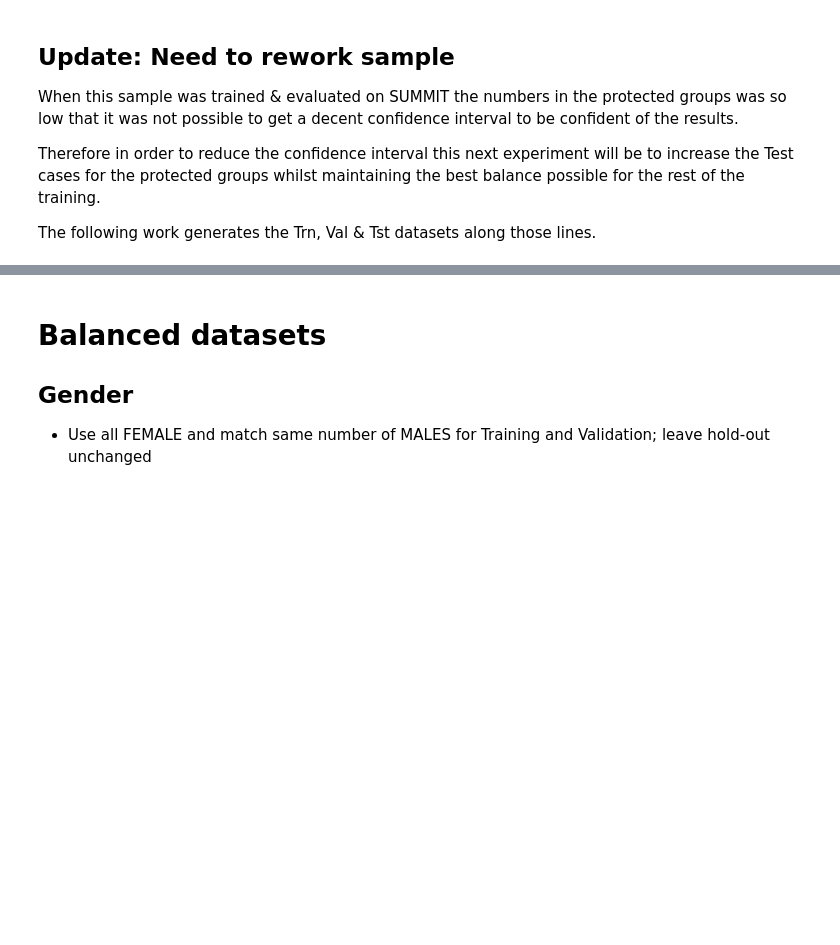
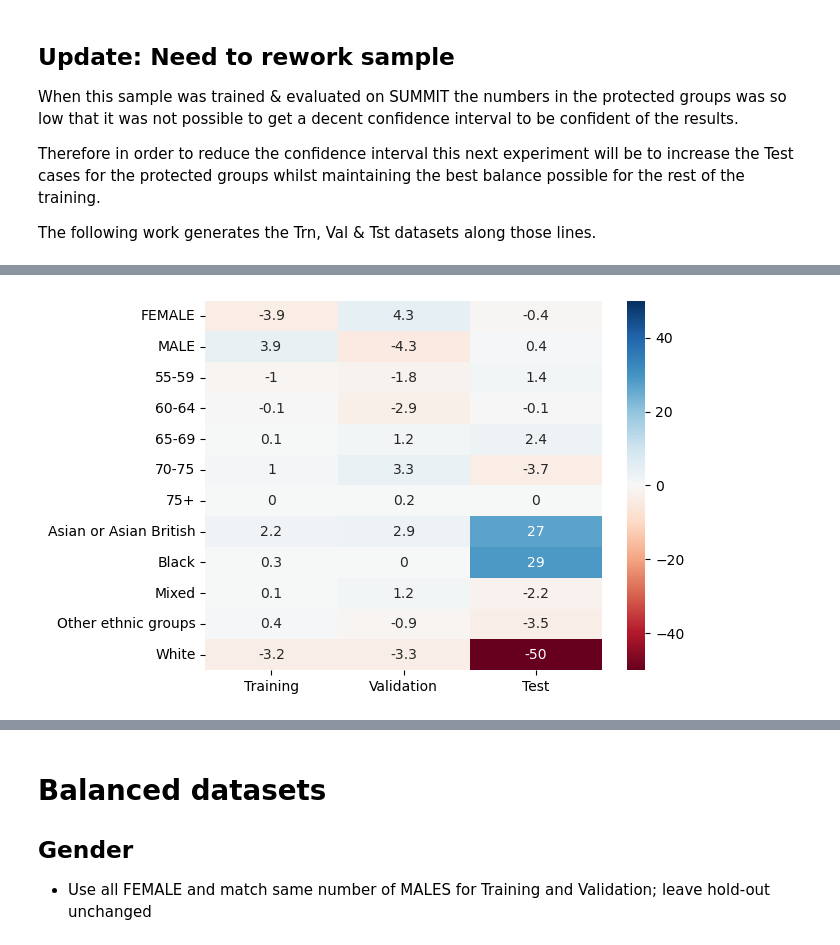
Before and after one commit to johnmccabe44/fairness-in-nodule-detection, a Jupyter notebook: notebooks/FairnessInNoduleDetectionAlgorithms/experiment_design.ipynb, the cells around one changed output, grey strips where cells are left out. Drawn from its saved outputs; the diff is of its cells as text; code cells hidden in the pictures; blank space fills up the shorter version.

Commit message:
Added Test_Balanced sample

```diff
--- a/notebooks/FairnessInNoduleDetectionAlgorithms/experiment_design.ipynb
+++ b/notebooks/FairnessInNoduleDetectionAlgorithms/experiment_design.ipynb
@@ -145,12 +149,11 @@ def combine_datasets_profiles(key, dataset_dict, heatmap=True):
         .drop('True', axis=1)
     )
 
-    xcombined = pd.concat([
-        xuseable_trn,
-        xuseable_val,
-        xuseable_tst.loc[xuseable_trn.index,:],
-        xall.loc[xuseable_trn.index, ['Total']]
-    ], axis=1)
+    xcombined = (
+        pd.merge(xuseable_trn, xuseable_val, how='left', left_index=True, right_index=True)
+        .merge(xuseable_tst, how='left', left_index=True, right_index=True)
+        .merge(pd.DataFrame(xall, columns=['Total']), how='left', left_index=True, right_index=True)
+    )
 
     display(xcombined)
     if heatmap:
@@ -339,7 +339,14 @@ Therefore in order to reduce the confidence interval this next experiment will b
 
 The following work generates the Trn, Val & Tst datasets along those lines.
 # %%
-from math import e
+from numpy import cross
+
+
+def value_counts_with_percentages(series):
+    vc = series.value_counts()
+    vcp = series.value_counts(normalize=True)
+    vc = pd.concat([vc, vcp], axis=1)
+    return vc
 
 
 e_white_cnt = 665
@@ -353,45 +360,67 @@ print('Original test dataset count:', total)
 
 # reworkiing to fix Asian & Black counts as 200
 
-e_asian_cnt = 200
-e_black_cnt = 200
-e_mixed_cnt = 19
-e_other_cnt = 34
+e_asian_cnt = 198
+e_black_cnt = 198
+e_mixed_cnt = 0
+e_other_cnt = 0
+total = 198 * 3
 
-e_white = total = (e_asian_cnt + e_black_cnt + e_mixed_cnt + e_other_cnt)
+e_white_cnt = total - (e_asian_cnt + e_black_cnt + e_mixed_cnt + e_other_cnt)
+
+e_white_male_cnt = int(e_white_cnt*0.20)
+e_white_female_cnt = e_white_cnt - e_white_male_cnt
 
 print('New test dataset count:', total)
-print('White:', e_white)
+print('White - male:', e_white_male_cnt)
+print('White - female:', e_white_female_cnt)
 print('Asian:', e_asian_cnt)
 print('Black:', e_black_cnt)
 print('Mixed:', e_mixed_cnt)
 print('Other:', e_other_cnt)
 
+available_data = person_data[person_data.Available]
 
 
-ethnic_black = person_data.lung_health_check_demographics_race_ethnicgroup=='Black'
-ethnic_asian = person_data.lung_health_check_demographics_race_ethnicgroup=='Asian or Asian British'
-ethnic_white = person_data.lung_health_check_demographics_race_ethnicgroup=='White'
+ethnic_black = available_data.lung_health_check_demographics_race_ethnicgroup=='Black'
+ethnic_asian = available_data.lung_health_check_demographics_race_ethnicgroup=='Asian or Asian British'
+ethnic_white = available_data.lung_health_check_demographics_race_ethnicgroup=='White'
+ethnic_mixed = available_data.lung_health_check_demographics_race_ethnicgroup=='Mixed'
+ethnic_other = available_data.lung_health_check_demographics_race_ethnicgroup=='Other ethnic groups'
 
-gender_male = person_data.participant_details_gender=='MALE'
-gender_female = person_data.participant_details_gender=='FEMALE'
+gender_male = available_data.participant_details_gender=='MALE'
+gender_female = available_data.participant_details_gender=='FEMALE'
 
 
-black_tst = person_data[ethnic_black].sample(n=e_black_cnt, random_state=42)
-asian_tst = person_data[ethnic_asian].sample(n=e_asian_cnt, random_state=42)
+black_tst = available_data[ethnic_black].sample(n=e_black_cnt, random_state=42)
+asian_tst = available_data[ethnic_asian].sample(n=e_asian_cnt, random_state=42)
+white_male_tst = available_data[ethnic_white&gender_male].sample(n=e_white_male_cnt, random_state=42)
+white_female_tst = available_data[ethnic_white&gender_female].sample(n=e_white_female_cnt, random_state=42)
+mixed_tst = available_data[ethnic_mixed].sample(n=e_mixed_cnt, random_state=42)
+other_tst = available_data[ethnic_other].sample(n=e_other_cnt, random_state=42)
 
-test_data = pd.concat([black_tst, asian_tst])
+test_data = pd.concat([black_tst, asian_tst, white_male_tst, white_female_tst, mixed_tst, other_tst])
 
-display(test_data['participant_details_gender'].value_counts())
-display(test_data['participant_age_at_consent_cats'].value_counts())
+training_data = available_data.drop(test_data.index).sample(frac=0.95, random_state=42)
+validation_data = available_data.drop(test_data.index).drop(training_data.index)
 
 
-white_tst = person_data[ethnic_white&gender_female].sample(n=int(e_white_cnt*0.75), random_state=42)
-white_tst = person_data[ethnic_white&gender_male].sample(n=int(e_white_cnt*0.25), random_state=42)
+available_data.loc[test_data.index, 'dataset'] = 'test'
+available_data.loc[training_data.index, 'dataset'] = 'training'
+available_data.loc[validation_data.index, 'dataset'] = 'validation'
 
 
-test_data = pd.concat([test_data, white_tst])
-display(test_data['participant_details_gender'].value_counts(normalize=True))
-display(test_data['participant_age_at_consent_cats'].value_counts(normalize=True))
+datasets['training']['test_balanced'] = training_data
+datasets['validation']['test_balanced'] = validation_data
+datasets['test']['test_balanced'] = test_data
+
+_ = combine_datasets_profiles('test_balanced', datasets)
+
+
+_ = crosstab_with_percentages(
+    rows=[datasets['test']['test_balanced'].participant_details_gender],
+    columns=[datasets['test']['test_balanced'].lung_health_check_demographics_race_ethnicgroup],
+    table=True
+)
 # %% [output]
 Original test dataset count: 891
@@ -421,0 +453 @@ Name: participant_age_at_consent_cats, dtype: float64
+[figure, added]
```
Also changed, not shown: parts of 5 cells of this notebook.
